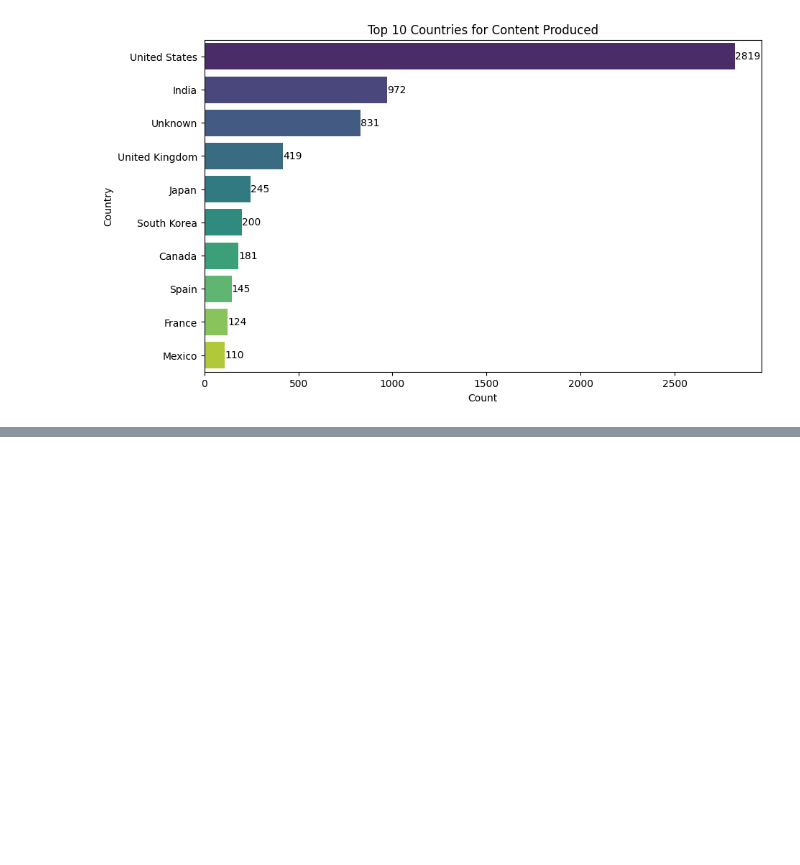
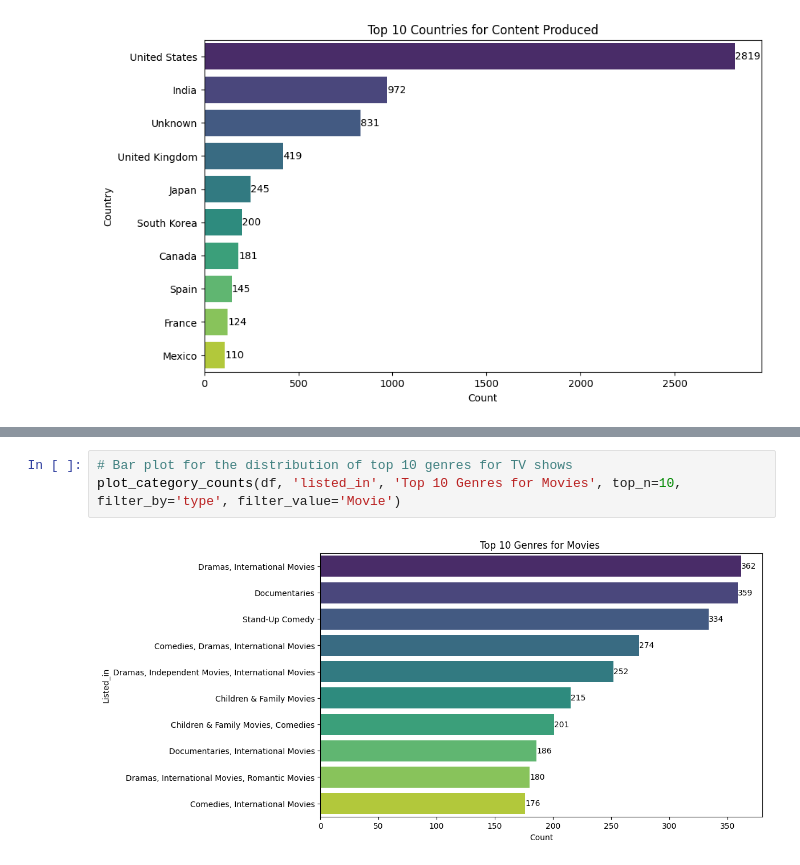
Before and after one commit to DarrenChooo/netflix_data, a Jupyter notebook: netflix.ipynb, the cells around one changed output, grey strips where cells are left out. Drawn from its saved outputs; the diff is of its cells as text; blank space fills up the shorter version.

```diff
--- a/netflix.ipynb
+++ b/netflix.ipynb
@@ -194,0 +213,5 @@ plot_category_counts(df, 'country', 'Top 10 Countries for Content Produced', top
+# %%
+# Bar plot for the distribution of top 10 genres for TV shows
+plot_category_counts(df, 'listed_in', 'Top 10 Genres for Movies', top_n=10, filter_by='type', filter_value='Movie')
+# %% [output]
+[figure, added]
```
Also changed, not shown: parts of 5 cells of this notebook.
